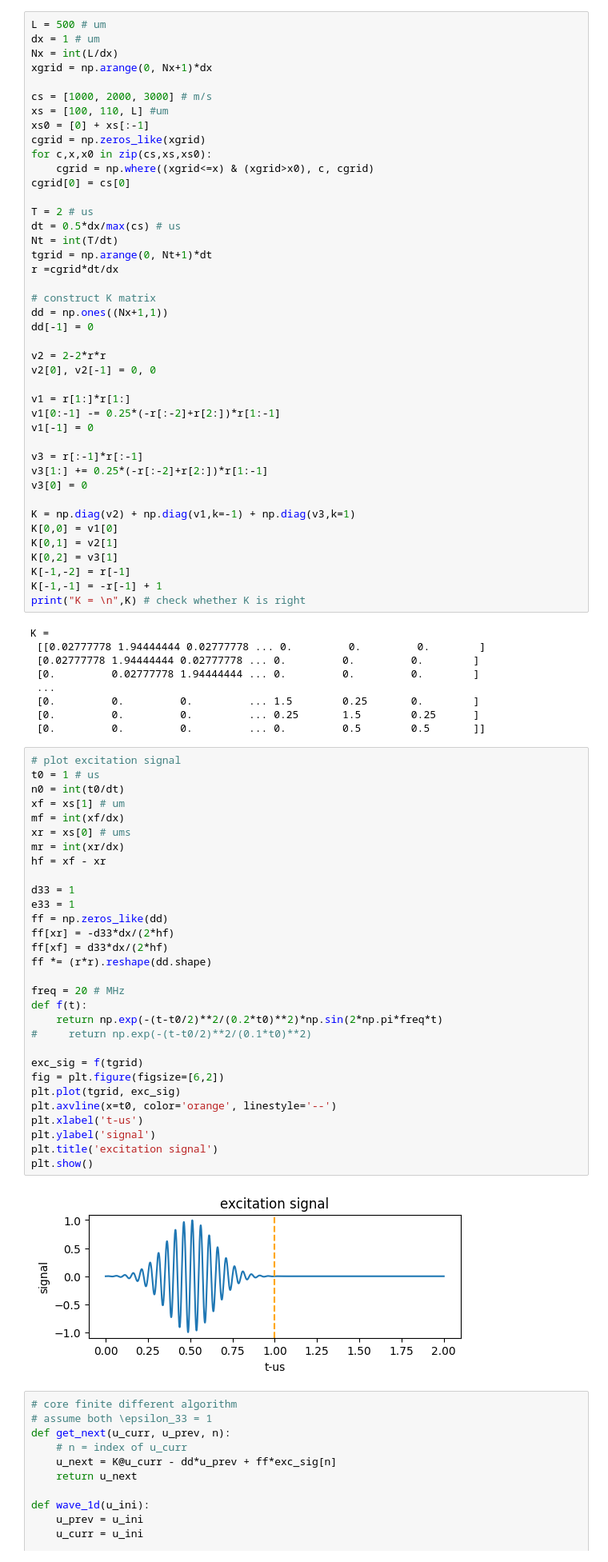
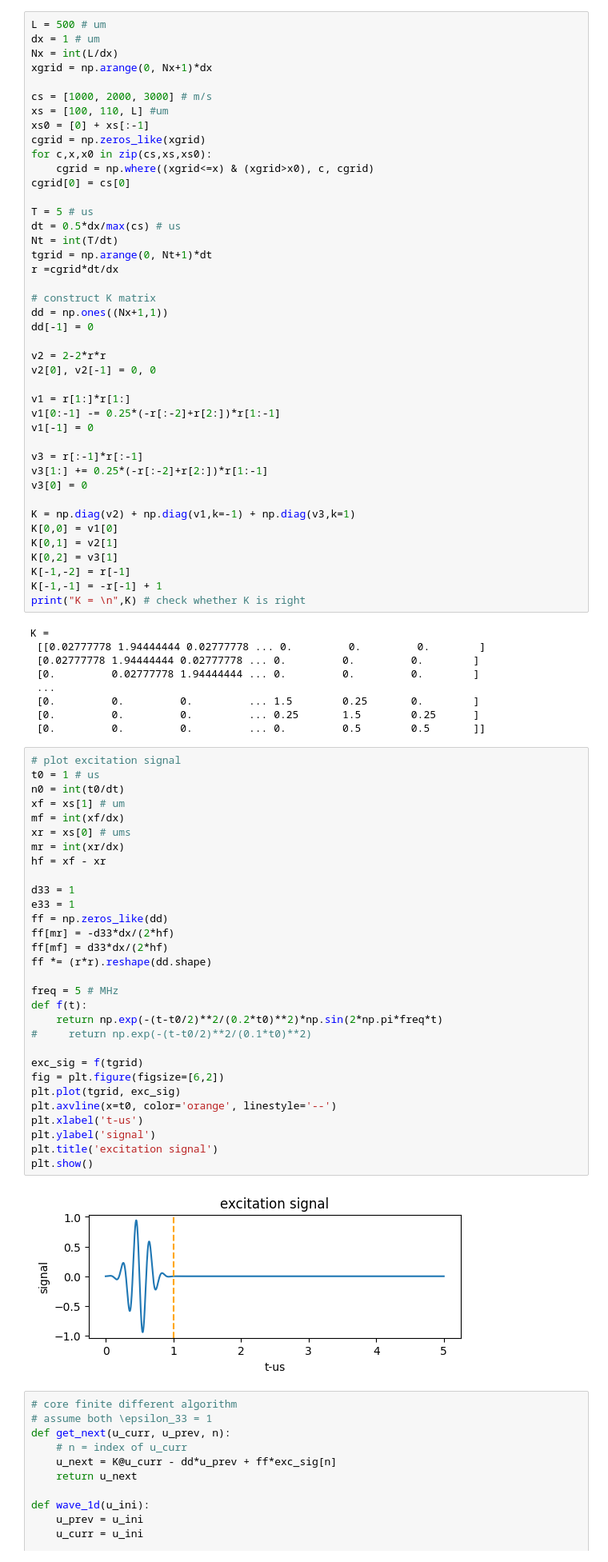
Before and after one commit to changtix/Physics-in-Python, a Jupyter notebook: wave-propagation/wave_1d_various_material_propterties.ipynb, the cells around one changed output. Shown at 80% size. Saved outputs shown, nothing was run; the diff lists cells and outputs as text.

```diff
--- a/wave-propagation/wave_1d_various_material_propterties.ipynb
+++ b/wave-propagation/wave_1d_various_material_propterties.ipynb
@@ -84,7 +85,7 @@ for c,x,x0 in zip(cs,xs,xs0):
     cgrid = np.where((xgrid<=x) & (xgrid>x0), c, cgrid)
 cgrid[0] = cs[0]
 
-T = 2 # us
+T = 5 # us
 dt = 0.5*dx/max(cs) # us
 Nt = int(T/dt)
 tgrid = np.arange(0, Nt+1)*dt
@@ -124,35 +125,35 @@ K =
 # %%
 # plot excitation signal
 t0 = 1 # us
 n0 = int(t0/dt)
 xf = xs[1] # um
 mf = int(xf/dx)
 xr = xs[0] # ums
 mr = int(xr/dx)
 hf = xf - xr
 
 d33 = 1
 e33 = 1
 ff = np.zeros_like(dd)
-ff[xr] = -d33*dx/(2*hf)
-ff[xf] = d33*dx/(2*hf)
+ff[mr] = -d33*dx/(2*hf)
+ff[mf] = d33*dx/(2*hf)
 ff *= (r*r).reshape(dd.shape)
 
-freq = 20 # MHz
+freq = 5 # MHz
 def f(t):
     return np.exp(-(t-t0/2)**2/(0.2*t0)**2)*np.sin(2*np.pi*freq*t)
 #     return np.exp(-(t-t0/2)**2/(0.1*t0)**2)
 
 exc_sig = f(tgrid)
 fig = plt.figure(figsize=[6,2])
 plt.plot(tgrid, exc_sig)
 plt.axvline(x=t0, color='orange', linestyle='--')
 plt.xlabel('t-us')
 plt.ylabel('signal')
 plt.title('excitation signal')
 plt.show()
 # %% [output]
-[figure, old version]
+[figure, new version]
 # %%
 # core finite different algorithm
 # assume both \epsilon_33 = 1
```
Also changed, not shown: parts of 12 cells of this notebook, 1 other file.
